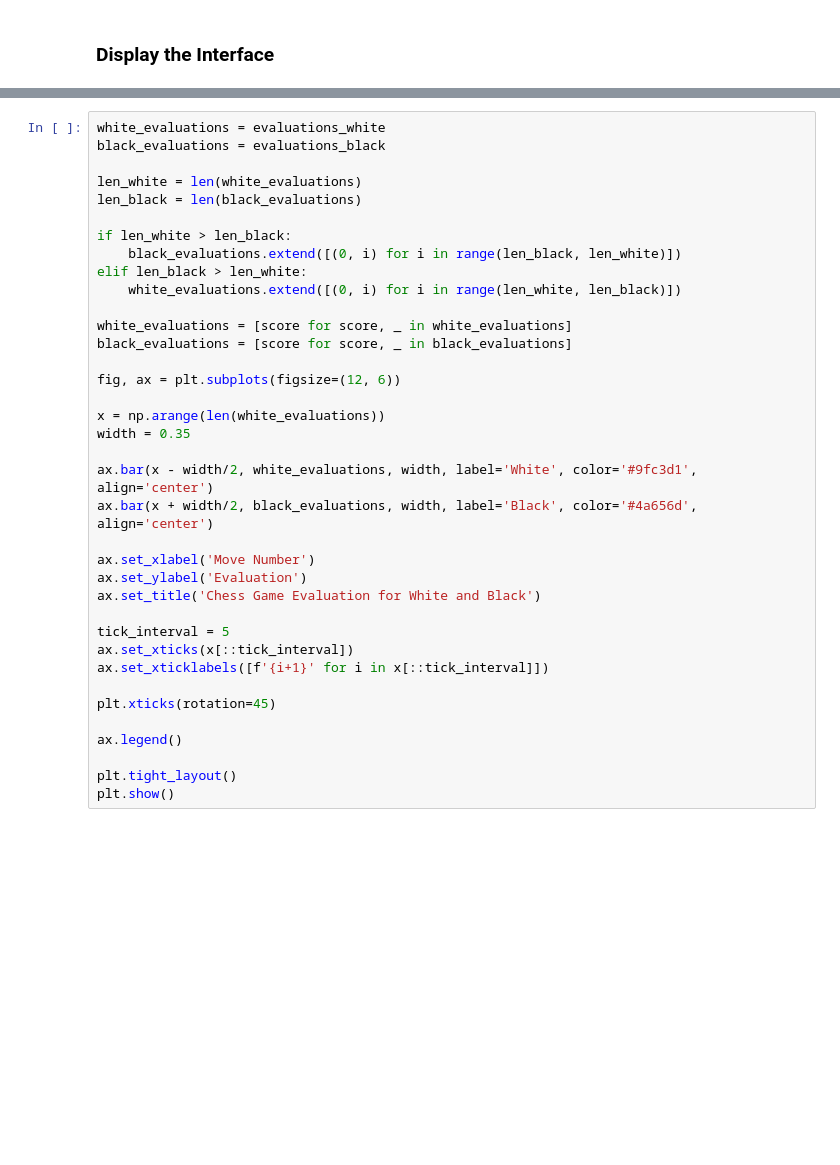
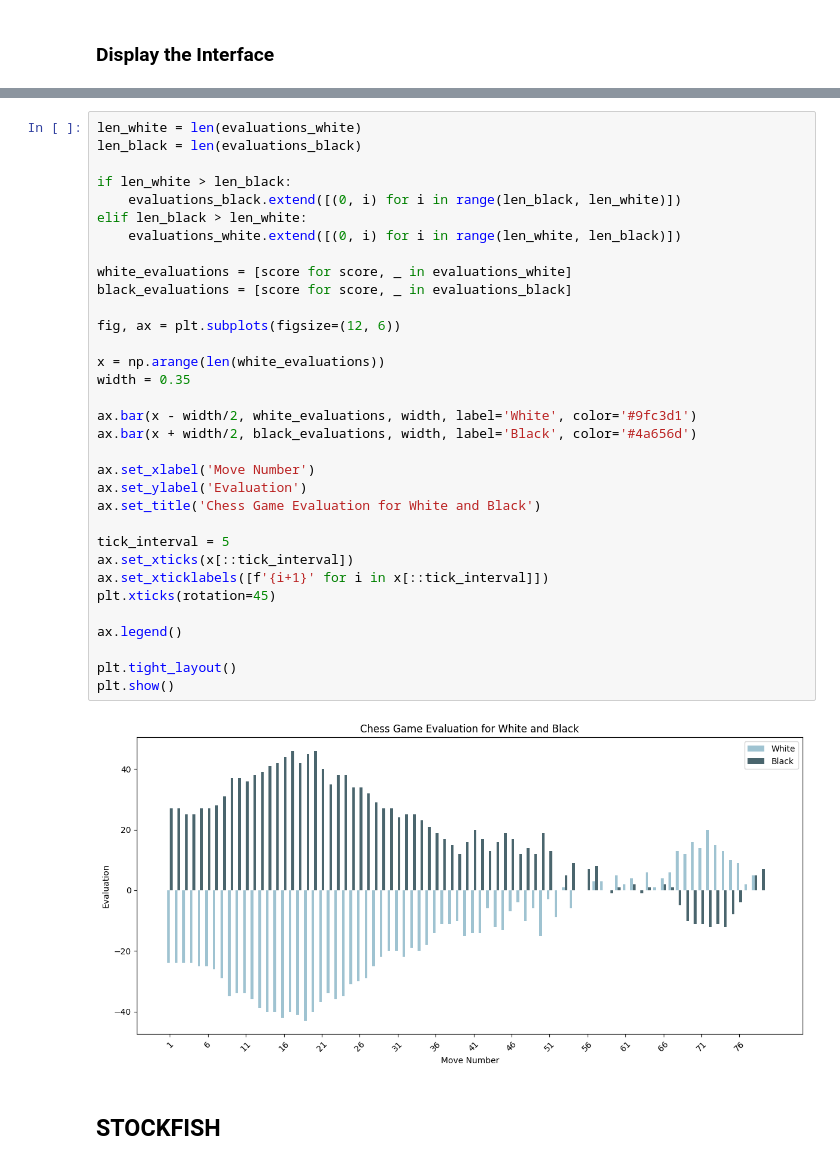
Before and after one commit to meomato/AI-chess-engines, a Jupyter notebook: lc0.ipynb, the cells around one changed output, grey strips where cells are left out. Drawn from its saved outputs; the diff is of its cells as text; blank space fills up the shorter version.

```diff
--- a/lc0.ipynb
+++ b/lc0.ipynb
@@ -302,38 +383,38 @@ evaluations_white, evaluations_black = play_full_game()
 ##### clearly shows how the position changed and which player had the advantage throughout the game. Each bar represents the position score after each move, where one group of bars represents the scores for White players and the other group represents the scores for Black players
 # %%
-white_evaluations = evaluations_white
-black_evaluations = evaluations_black
-
-len_white = len(white_evaluations)
-len_black = len(black_evaluations)
+len_white = len(evaluations_white)
+len_black = len(evaluations_black)
 
 if len_white > len_black:
-    black_evaluations.extend([(0, i) for i in range(len_black, len_white)])
+    evaluations_black.extend([(0, i) for i in range(len_black, len_white)])
 elif len_black > len_white:
-    white_evaluations.extend([(0, i) for i in range(len_white, len_black)])
+    evaluations_white.extend([(0, i) for i in range(len_white, len_black)])
 
-white_evaluations = [score for score, _ in white_evaluations]
-black_evaluations = [score for score, _ in black_evaluations]
+white_evaluations = [score for score, _ in evaluations_white]
+black_evaluations = [score for score, _ in evaluations_black]
 
 fig, ax = plt.subplots(figsize=(12, 6))
 
 x = np.arange(len(white_evaluations))
 width = 0.35
 
-ax.bar(x - width/2, white_evaluations, width, label='White', color='#9fc3d1', align='center')
-ax.bar(x + width/2, black_evaluations, width, label='Black', color='#4a656d', align='center')
+ax.bar(x - width/2, white_evaluations, width, label='White', color='#9fc3d1')
+ax.bar(x + width/2, black_evaluations, width, label='Black', color='#4a656d')
 
 ax.set_xlabel('Move Number')
 ax.set_ylabel('Evaluation')
 ax.set_title('Chess Game Evaluation for White and Black')
 
 tick_interval = 5
 ax.set_xticks(x[::tick_interval])
 ax.set_xticklabels([f'{i+1}' for i in x[::tick_interval]])
-
 plt.xticks(rotation=45)
 
 ax.legend()
 
 plt.tight_layout()
 plt.show()
+# %% [output]
+[figure, added]
+# %% [markdown]
+## STOCKFISH
```
Also changed, not shown: parts of 17 cells of this notebook.
